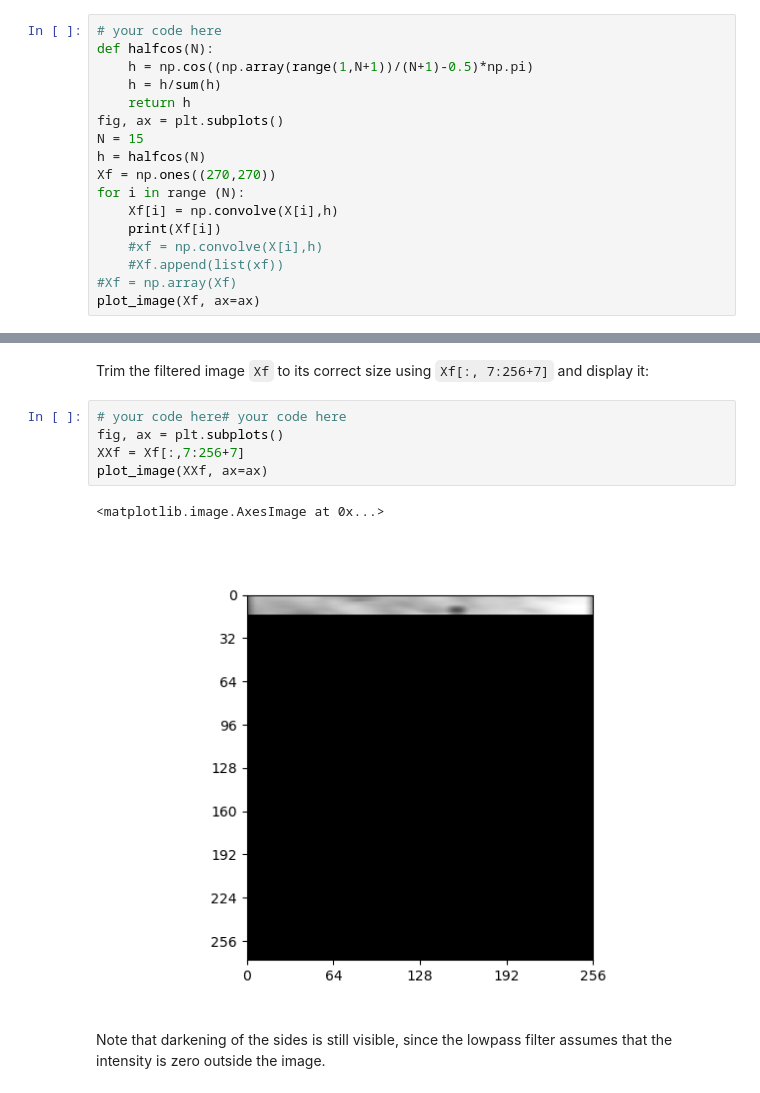
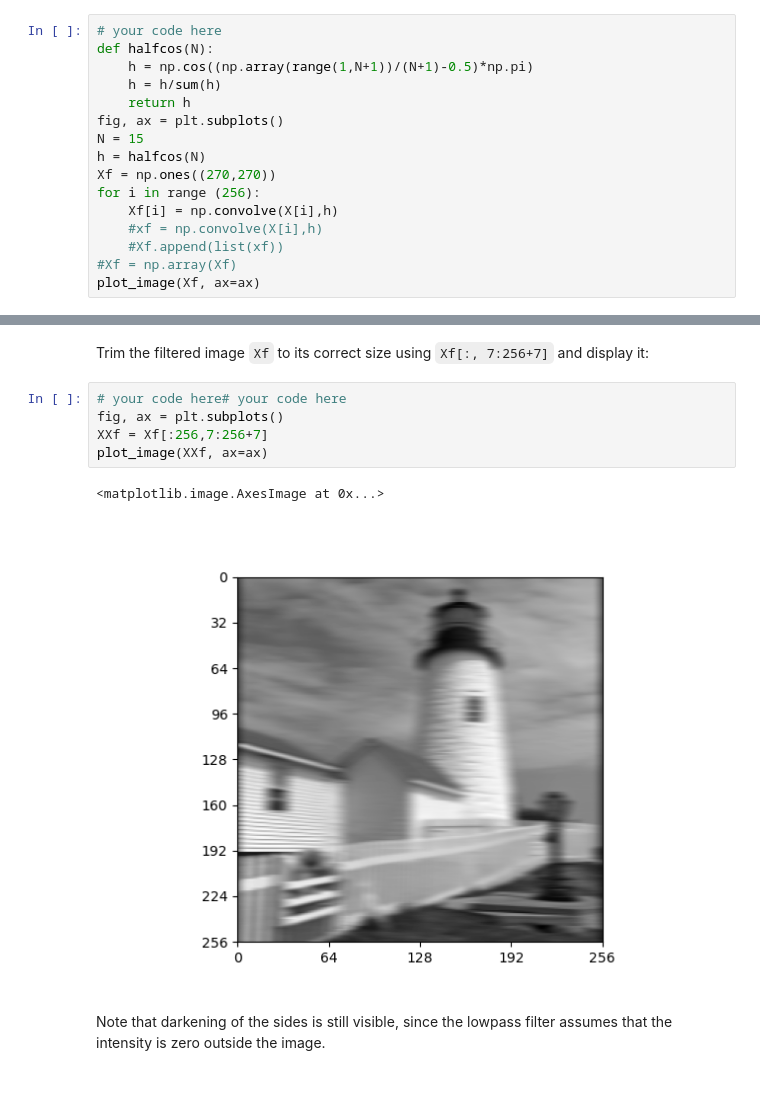
Before and after one commit to jet-tong/cued_sf2_lab, a Jupyter notebook: 5-simple-image-filtering.ipynb, the cells around one changed output, grey strips where cells are left out. Cells and saved outputs as stored; diff of their text form.

```diff
--- a/5-simple-image-filtering.ipynb
+++ b/5-simple-image-filtering.ipynb
@@ -57,9 +57,8 @@ fig, ax = plt.subplots()
 N = 15
 h = halfcos(N)
 Xf = np.ones((270,270))
-for i in range (N):
+for i in range (256):
     Xf[i] = np.convolve(X[i],h)
-    print(Xf[i])
     #xf = np.convolve(X[i],h)
     #Xf.append(list(xf))
 #Xf = np.array(Xf)
@@ -89,11 +71,11 @@ Trim the filtered image `Xf` to its correct size using `Xf[:, 7:256+7]` and disp
 # %%
 # your code here# your code here
 fig, ax = plt.subplots()
-XXf = Xf[:,7:256+7]
+XXf = Xf[:256,7:256+7]
 plot_image(XXf, ax=ax)
 # %% [output]
 <matplotlib.image.AxesImage at 0x...>
-[figure, old version]
+[figure, new version]
 # %% [markdown]
 Note that darkening of the sides is still visible, since the lowpass filter
 assumes that the intensity is zero outside the image.
```
Also changed, not shown: parts of 1 cell of this notebook.
